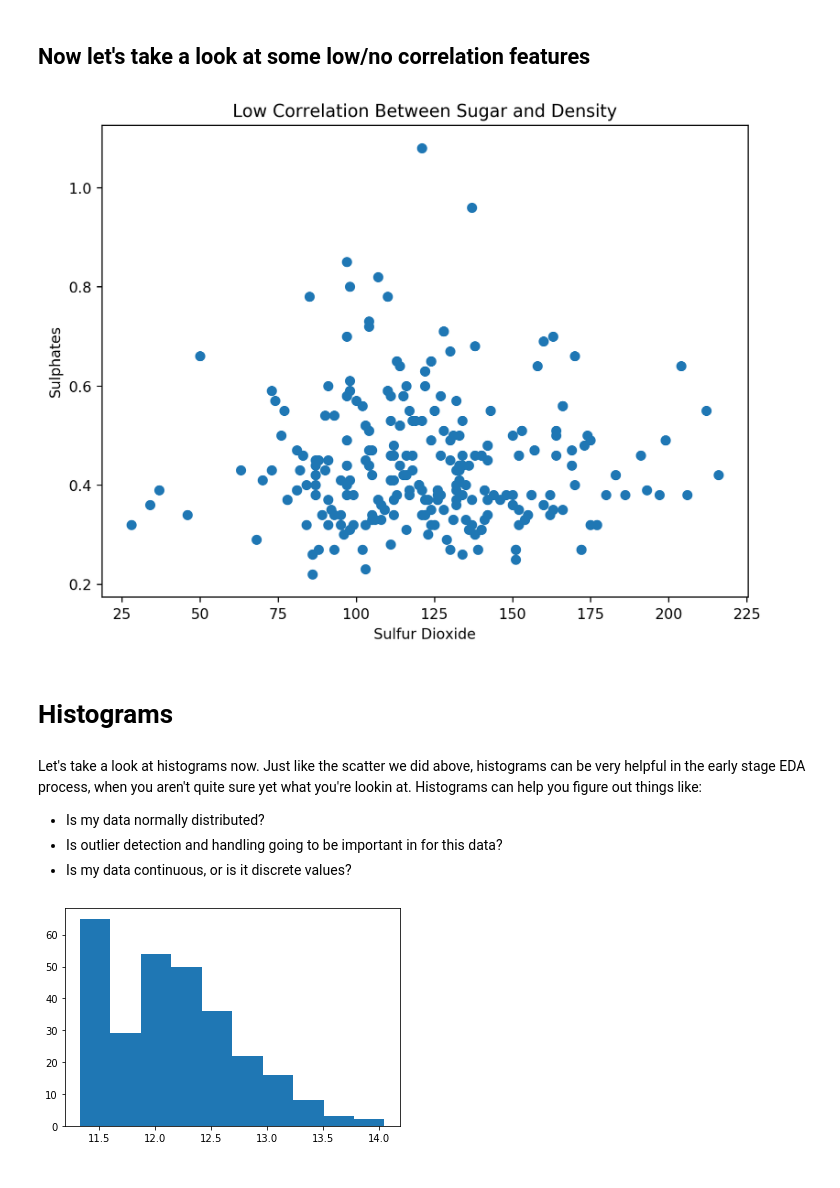
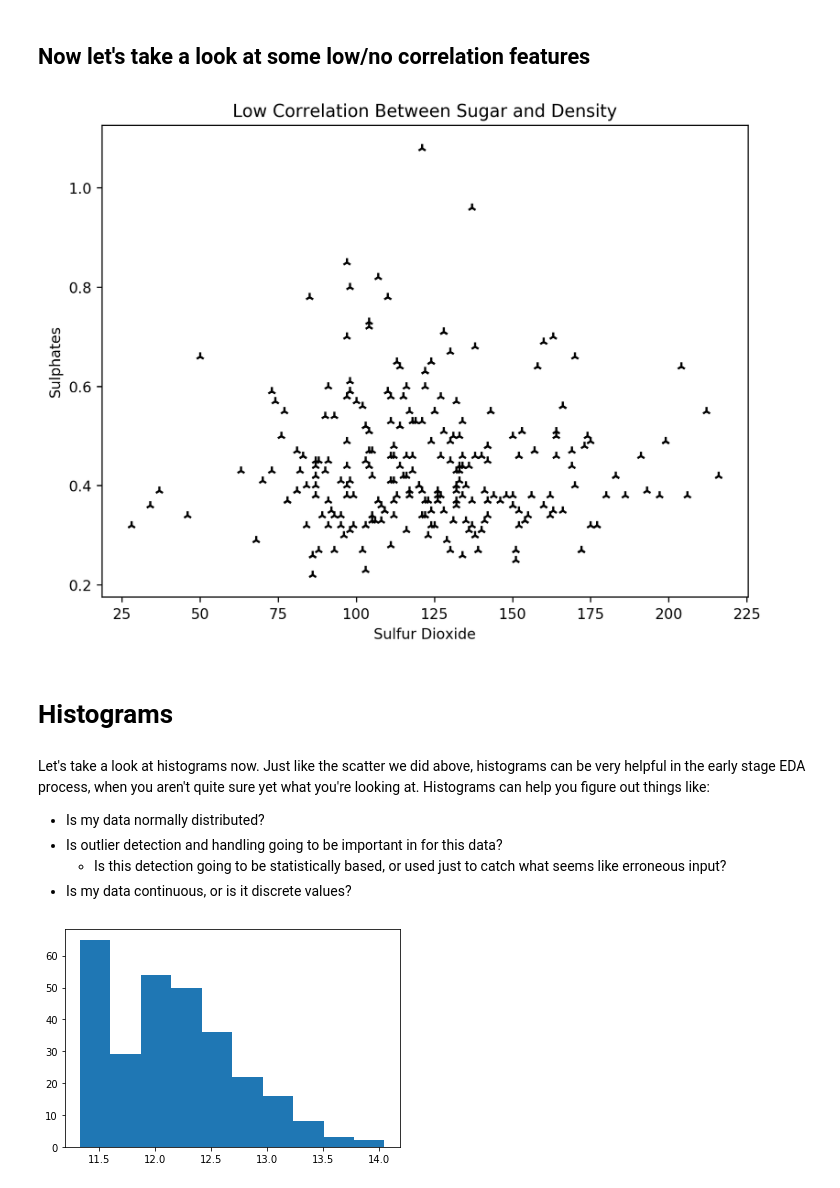
Before and after one commit to ZipCodeCore/DataEngineering.Labs.Libraries, a Jupyter notebook: Matplotlib - Part 1 (Intro)/Visualization - Pt. 1.ipynb, the cells around one changed output. Drawn from its saved outputs; the diff is of its cells as text; code cells hidden in the pictures.

```diff
--- a/Matplotlib - Part 1 (Intro)/Visualization - Pt. 1.ipynb
+++ b/Matplotlib - Part 1 (Intro)/Visualization - Pt. 1.ipynb
@@ -10,7 +11,7 @@ Matplotlib is an super powerful library, and will let you make almost any graphi
 # %%
 #grab your favorite wines from the wine labs
 
-data = pd.read_csv("https://raw.githubusercontent.com/Zipcoder/DataEngineering.Labs.WineQuality/master/Pandas%20-%20Part%203%20(feature%20engineering)/my%20favorite%20wines.csv?token=ALOLXOLNTXDFWUGOUGETFMC6E63Z6", index_col=0)
+data = pd.read_csv("https://raw.githubusercontent.com/Zipcoder/DataEngineering.Labs.Libraries/master/Pandas%20-%20Part%203%20(feature%20engineering)/my%20favorite%20wines.csv?token=ALOLXOKRHVALDKAMD3YS6FC6F32XC", index_col=0)
 # %%
 data.tail()
 # %% [output]
@@ -106,20 +150,24 @@ plt.show()
 # %%
 #replicate the chart above with two features that have little correlation w/ each other
 
+
+
 plt.figure(figsize=(8,6), dpi= 240)
+
 plt.xlabel('Sulfur Dioxide'), plt.ylabel('Sulphates')
 plt.title('Low Correlation Between Sugar and Density')
-plt.scatter(x=data['total sulfur dioxide'], y=data['sulphates'])
+plt.scatter(x=data['total sulfur dioxide'], y=data['sulphates'], c= 'black', marker='2')
 plt.show()
 # %% [output]
-[figure, old version]
+[figure, new version]
 # %% [markdown]
 # Histograms
 # %% [markdown]
-Let's take a look at histograms now. Just like the scatter we did above, histograms can be very helpful in the early stage EDA process, when you aren't quite sure yet what you're lookin at. Histograms can help you figure out things like:
+Let's take a look at histograms now. Just like the scatter we did above, histograms can be very helpful in the early stage EDA process, when you aren't quite sure yet what you're looking at. Histograms can help you figure out things like:
 
  - Is my data normally distributed?
  - Is outlier detection and handling going to be important in for this data?
+     - Is this detection going to be statistically based, or used just to catch what seems like erroneous input?
  - Is my data continuous, or is it discrete values?
 # %%
 #plot the distribution of alcohol content
```
Also changed, not shown: parts of 10 cells of this notebook.
